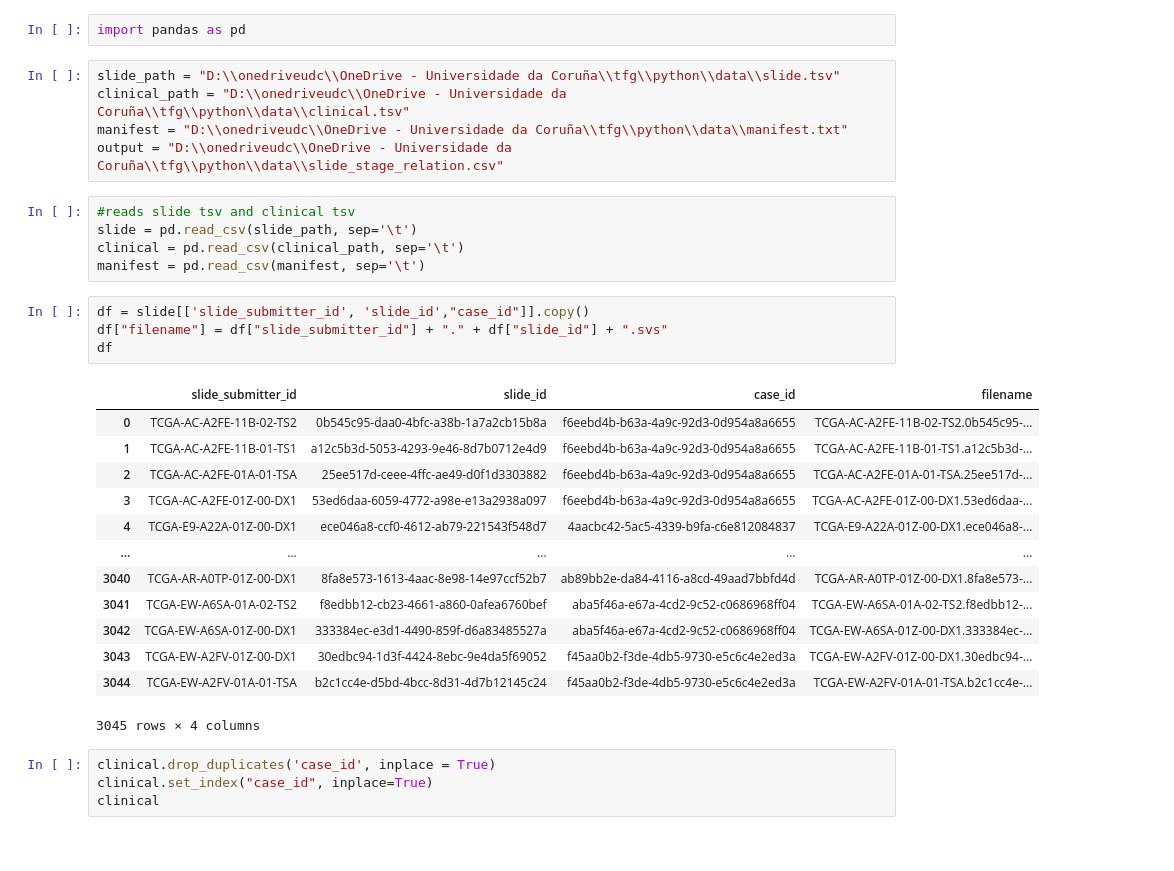
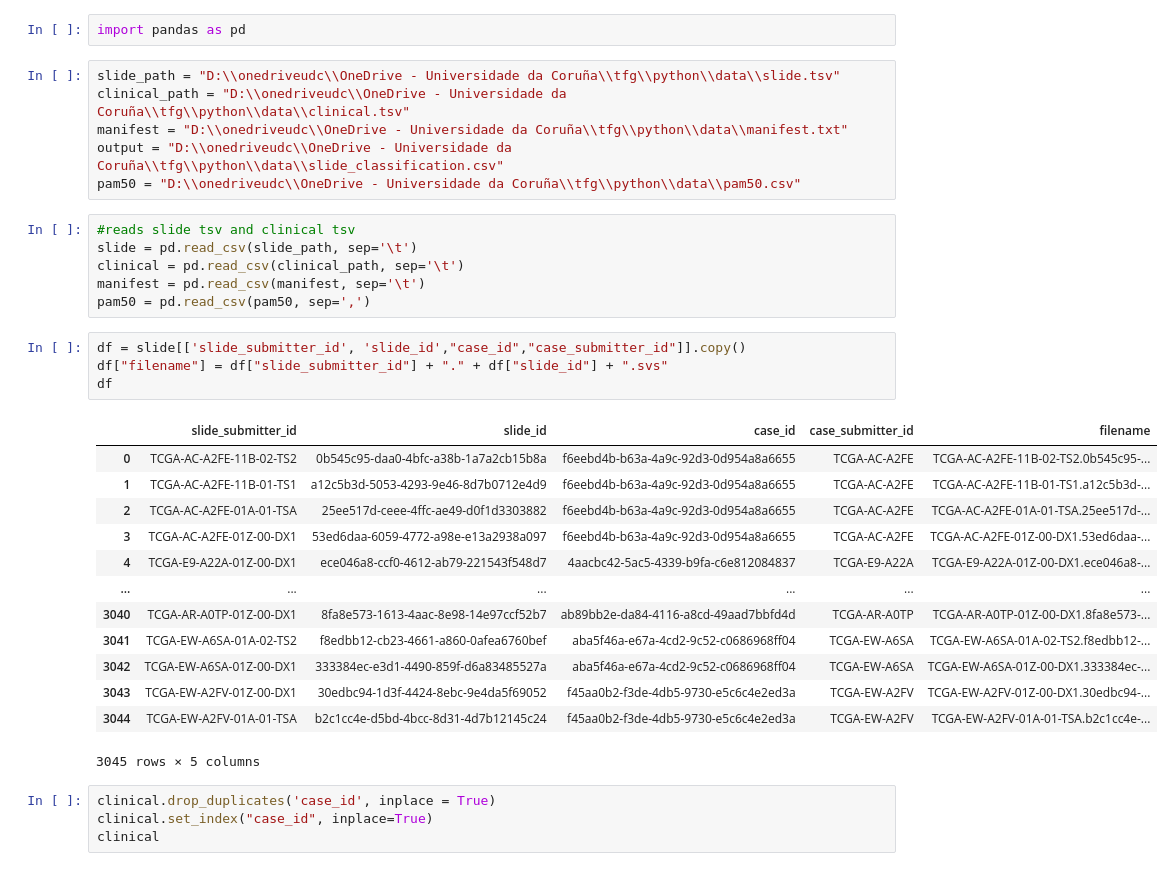
Before and after one commit to juanmiguelrl/breast-cancer-subtyping, a Jupyter notebook: code/notebooks/slide_stage_relation.ipynb, the cells around one changed output. Saved outputs shown, nothing was run; the diff lists cells and outputs as text.

```diff
--- a/code/notebooks/slide_stage_relation.ipynb
+++ b/code/notebooks/slide_stage_relation.ipynb
@@ -4,30 +4,32 @@ import pandas as pd
 slide_path = "D:\\onedriveudc\\OneDrive - Universidade da Coruña\\tfg\\python\\data\\slide.tsv"
 clinical_path = "D:\\onedriveudc\\OneDrive - Universidade da Coruña\\tfg\\python\\data\\clinical.tsv"
 manifest = "D:\\onedriveudc\\OneDrive - Universidade da Coruña\\tfg\\python\\data\\manifest.txt"
-output = "D:\\onedriveudc\\OneDrive - Universidade da Coruña\\tfg\\python\\data\\slide_stage_relation.csv"
+output = "D:\\onedriveudc\\OneDrive - Universidade da Coruña\\tfg\\python\\data\\slide_classification.csv"
+pam50 = "D:\\onedriveudc\\OneDrive - Universidade da Coruña\\tfg\\python\\data\\pam50.csv"
 # %%
 #reads slide tsv and clinical tsv
 slide = pd.read_csv(slide_path, sep='\t')
 clinical = pd.read_csv(clinical_path, sep='\t')
 manifest = pd.read_csv(manifest, sep='\t')
+pam50 = pd.read_csv(pam50, sep=',')
 # %%
-df = slide[['slide_submitter_id', 'slide_id',"case_id"]].copy()
+df = slide[['slide_submitter_id', 'slide_id',"case_id","case_submitter_id"]].copy()
 df["filename"] = df["slide_submitter_id"] + "." + df["slide_id"] + ".svs"
 df
 # %% [output]
-|  | slide_submitter_id | slide_id | case_id | filename |
-| 0 | TCGA-AC-A2FE-11B-02-TS2 | 0b545c95-daa0-4bfc-a38b-1a7a2cb15b8a | f6eebd4b-b63a-4a9c-92d3-0d954a8a6655 | TCGA-AC-A2FE-11B-02-TS2.0b545c95-... |
-| 1 | TCGA-AC-A2FE-11B-01-TS1 | a12c5b3d-5053-4293-9e46-8d7b0712e4d9 | f6eebd4b-b63a-4a9c-92d3-0d954a8a6655 | TCGA-AC-A2FE-11B-01-TS1.a12c5b3d-... |
-| 2 | TCGA-AC-A2FE-01A-01-TSA | 25ee517d-ceee-4ffc-ae49-d0f1d3303882 | f6eebd4b-b63a-4a9c-92d3-0d954a8a6655 | TCGA-AC-A2FE-01A-01-TSA.25ee517d-... |
-| 3 | TCGA-AC-A2FE-01Z-00-DX1 | 53ed6daa-6059-4772-a98e-e13a2938a097 | f6eebd4b-b63a-4a9c-92d3-0d954a8a6655 | TCGA-AC-A2FE-01Z-00-DX1.53ed6daa-... |
-| 4 | TCGA-E9-A22A-01Z-00-DX1 | ece046a8-ccf0-4612-ab79-221543f548d7 | 4aacbc42-5ac5-4339-b9fa-c6e812084837 | TCGA-E9-A22A-01Z-00-DX1.ece046a8-... |
-| ... | ... | ... | ... | ... |
-| 3040 | TCGA-AR-A0TP-01Z-00-DX1 | 8fa8e573-1613-4aac-8e98-14e97ccf52b7 | ab89bb2e-da84-4116-a8cd-49aad7bbfd4d | TCGA-AR-A0TP-01Z-00-DX1.8fa8e573-... |
-| 3041 | TCGA-EW-A6SA-01A-02-TS2 | f8edbb12-cb23-4661-a860-0afea6760bef | aba5f46a-e67a-4cd2-9c52-c0686968ff04 | TCGA-EW-A6SA-01A-02-TS2.f8edbb12-... |
-| 3042 | TCGA-EW-A6SA-01Z-00-DX1 | 333384ec-e3d1-4490-859f-d6a83485527a | aba5f46a-e67a-4cd2-9c52-c0686968ff04 | TCGA-EW-A6SA-01Z-00-DX1.333384ec-... |
-| 3043 | TCGA-EW-A2FV-01Z-00-DX1 | 30edbc94-1d3f-4424-8ebc-9e4da5f69052 | f45aa0b2-f3de-4db5-9730-e5c6c4e2ed3a | TCGA-EW-A2FV-01Z-00-DX1.30edbc94-... |
-| 3044 | TCGA-EW-A2FV-01A-01-TSA | b2c1cc4e-d5bd-4bcc-8d31-4d7b12145c24 | f45aa0b2-f3de-4db5-9730-e5c6c4e2ed3a | TCGA-EW-A2FV-01A-01-TSA.b2c1cc4e-... |
+|  | slide_submitter_id | slide_id | case_id | case_submitter_id | filename |
+| 0 | TCGA-AC-A2FE-11B-02-TS2 | 0b545c95-daa0-4bfc-a38b-1a7a2cb15b8a | f6eebd4b-b63a-4a9c-92d3-0d954a8a6655 | TCGA-AC-A2FE | TCGA-AC-A2FE-11B-02-TS2.0b545c95-... |
+| 1 | TCGA-AC-A2FE-11B-01-TS1 | a12c5b3d-5053-4293-9e46-8d7b0712e4d9 | f6eebd4b-b63a-4a9c-92d3-0d954a8a6655 | TCGA-AC-A2FE | TCGA-AC-A2FE-11B-01-TS1.a12c5b3d-... |
+| 2 | TCGA-AC-A2FE-01A-01-TSA | 25ee517d-ceee-4ffc-ae49-d0f1d3303882 | f6eebd4b-b63a-4a9c-92d3-0d954a8a6655 | TCGA-AC-A2FE | TCGA-AC-A2FE-01A-01-TSA.25ee517d-... |
+| 3 | TCGA-AC-A2FE-01Z-00-DX1 | 53ed6daa-6059-4772-a98e-e13a2938a097 | f6eebd4b-b63a-4a9c-92d3-0d954a8a6655 | TCGA-AC-A2FE | TCGA-AC-A2FE-01Z-00-DX1.53ed6daa-... |
+| 4 | TCGA-E9-A22A-01Z-00-DX1 | ece046a8-ccf0-4612-ab79-221543f548d7 | 4aacbc42-5ac5-4339-b9fa-c6e812084837 | TCGA-E9-A22A | TCGA-E9-A22A-01Z-00-DX1.ece046a8-... |
+| ... | ... | ... | ... | ... | ... |
+| 3040 | TCGA-AR-A0TP-01Z-00-DX1 | 8fa8e573-1613-4aac-8e98-14e97ccf52b7 | ab89bb2e-da84-4116-a8cd-49aad7bbfd4d | TCGA-AR-A0TP | TCGA-AR-A0TP-01Z-00-DX1.8fa8e573-... |
+| 3041 | TCGA-EW-A6SA-01A-02-TS2 | f8edbb12-cb23-4661-a860-0afea6760bef | aba5f46a-e67a-4cd2-9c52-c0686968ff04 | TCGA-EW-A6SA | TCGA-EW-A6SA-01A-02-TS2.f8edbb12-... |
+| 3042 | TCGA-EW-A6SA-01Z-00-DX1 | 333384ec-e3d1-4490-859f-d6a83485527a | aba5f46a-e67a-4cd2-9c52-c0686968ff04 | TCGA-EW-A6SA | TCGA-EW-A6SA-01Z-00-DX1.333384ec-... |
+| 3043 | TCGA-EW-A2FV-01Z-00-DX1 | 30edbc94-1d3f-4424-8ebc-9e4da5f69052 | f45aa0b2-f3de-4db5-9730-e5c6c4e2ed3a | TCGA-EW-A2FV | TCGA-EW-A2FV-01Z-00-DX1.30edbc94-... |
+| 3044 | TCGA-EW-A2FV-01A-01-TSA | b2c1cc4e-d5bd-4bcc-8d31-4d7b12145c24 | f45aa0b2-f3de-4db5-9730-e5c6c4e2ed3a | TCGA-EW-A2FV | TCGA-EW-A2FV-01A-01-TSA.b2c1cc4e-... |
-3045 rows × 4 columns
+3045 rows × 5 columns
 # %%
 clinical.drop_duplicates('case_id', inplace = True)
 clinical.set_index("case_id", inplace=True)
```
Also changed, not shown: parts of 11 cells of this notebook.
